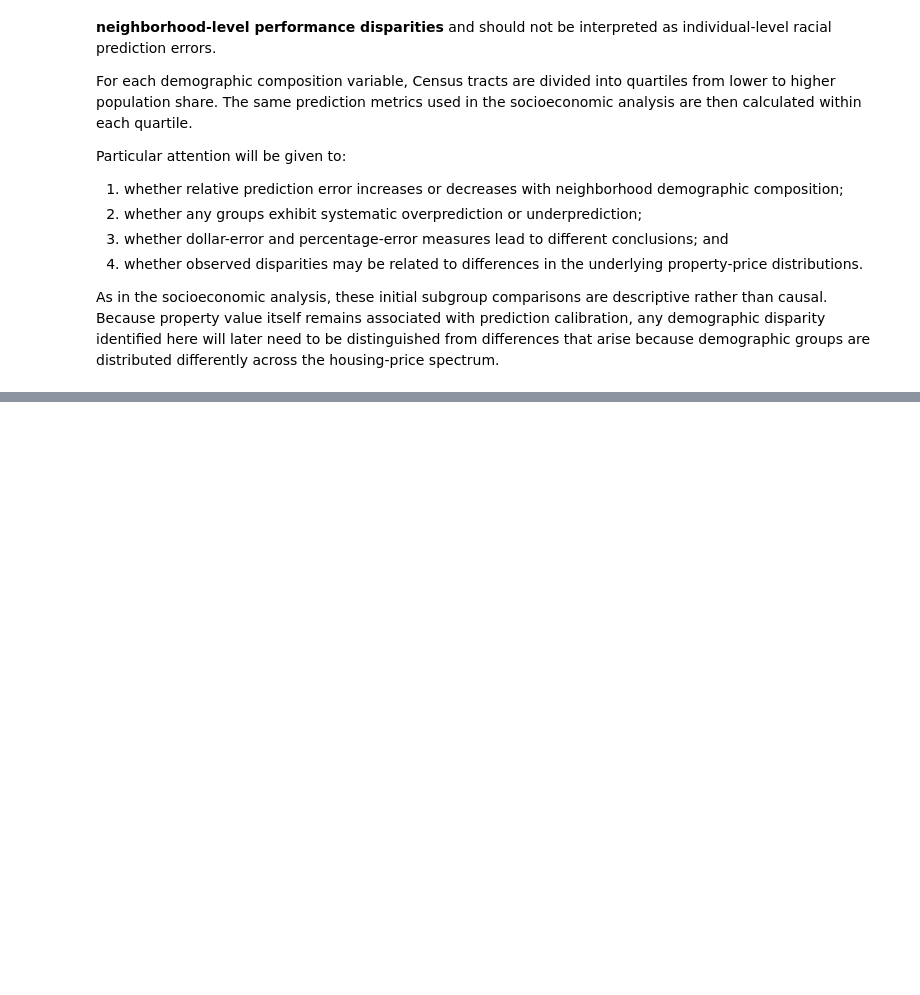
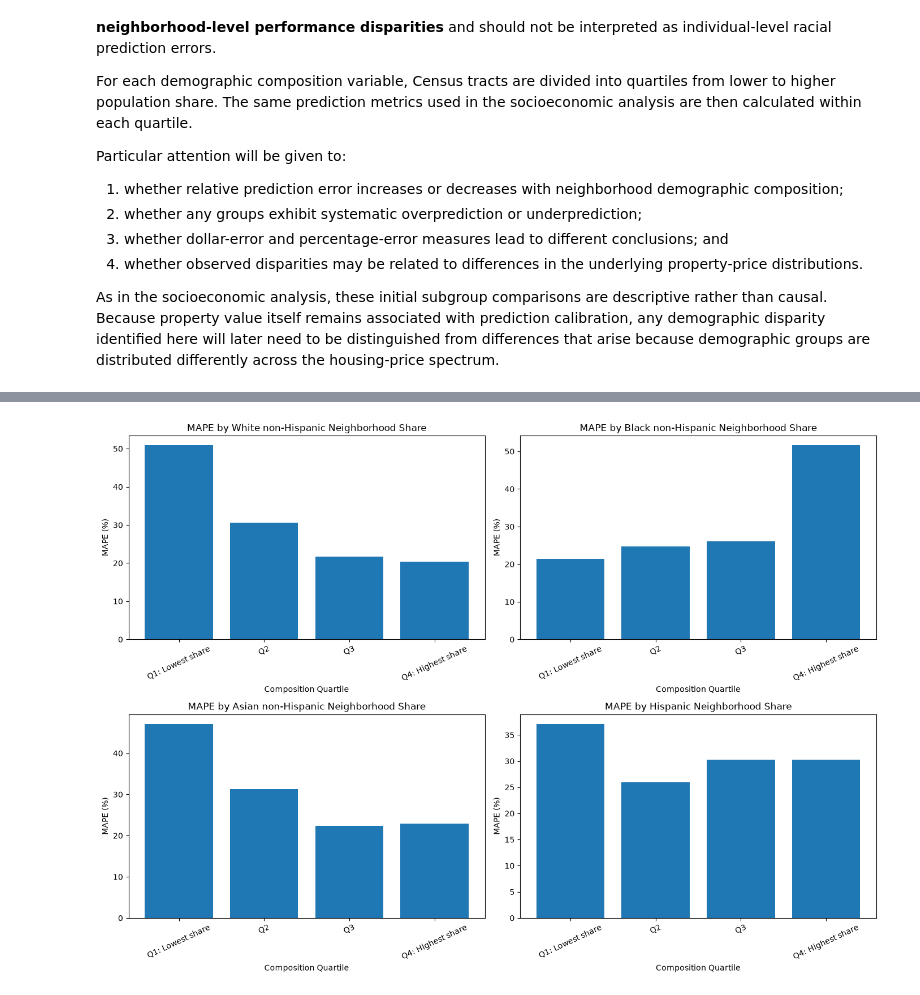
Before and after one commit to KevTJ/kj-project-portfolio, a Jupyter notebook: Projects/fair-housing-price-prediction/01_problem_data_and_fairness_framework.ipynb.ipynb, the cells around one changed output, grey strips where cells are left out. Drawn from its saved outputs; the diff is of its cells as text; code cells hidden in the pictures; blank space fills up the shorter version.

```diff
--- a/Projects/fair-housing-price-prediction/01_problem_data_and_fairness_framework.ipynb.ipynb
+++ b/Projects/fair-housing-price-prediction/01_problem_data_and_fairness_framework.ipynb.ipynb
@@ -4072,0 +4125,18 @@ As in the socioeconomic analysis, these initial subgroup comparisons are descrip
+# %%
+demographic_fairness_results = {}
+
+for col, label in demographic_variables.items():
+
+    quartile_col = f"{col}_quartile"
+
+    demographic_fairness_results[label] = (
+        summarize_fairness_by_group(
+            fairness_eval,
+            quartile_col
+        )
+    )
+
+for label, table in demographic_fairness_results.items():
+
+    print(f"\n{label} fairness metrics:")
+    display(table)
@@ -4072,0 +4220,30 @@ As in the socioeconomic analysis, these initial subgroup comparisons are descrip
+# %%
+fig, axes = plt.subplots(2, 2, figsize=(14, 10))
+
+axes = axes.flatten()
+
+for ax, (label, table) in zip(axes, demographic_fairness_results.items()):
+
+    quartile_col = table.columns[0]
+
+    ax.bar(
+        table[quartile_col].astype(str),
+        table["MAPE"]
+    )
+
+    ax.set_title(
+        f"MAPE by {label} Neighborhood Share"
+    )
+
+    ax.set_xlabel("Composition Quartile")
+    ax.set_ylabel("MAPE (%)")
+
+    ax.tick_params(
+        axis="x",
+        rotation=25
+    )
+
+plt.tight_layout()
+plt.show()
+# %% [output]
+[figure, added]
```
Also changed, not shown: parts of 15 cells of this notebook.
